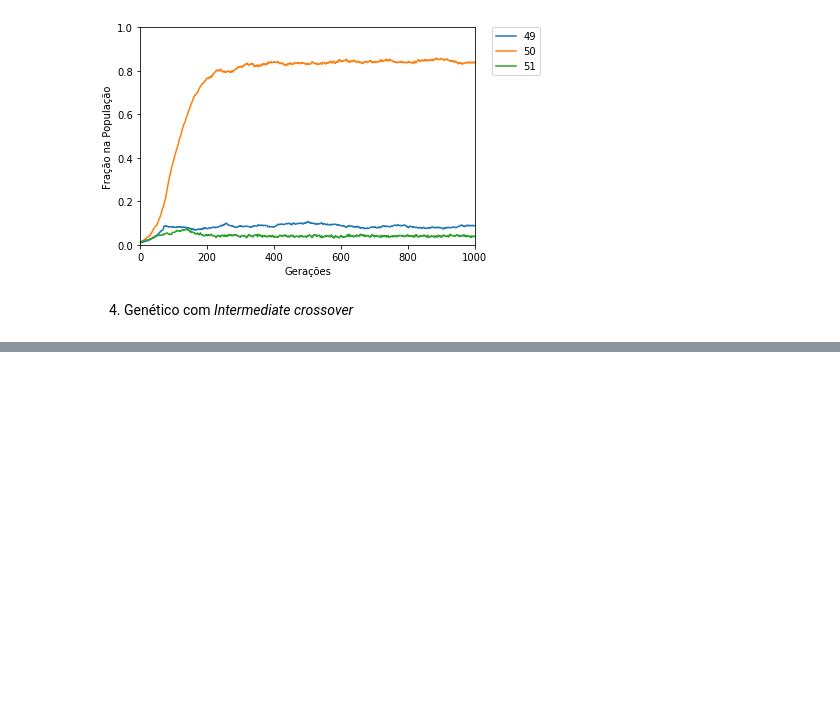
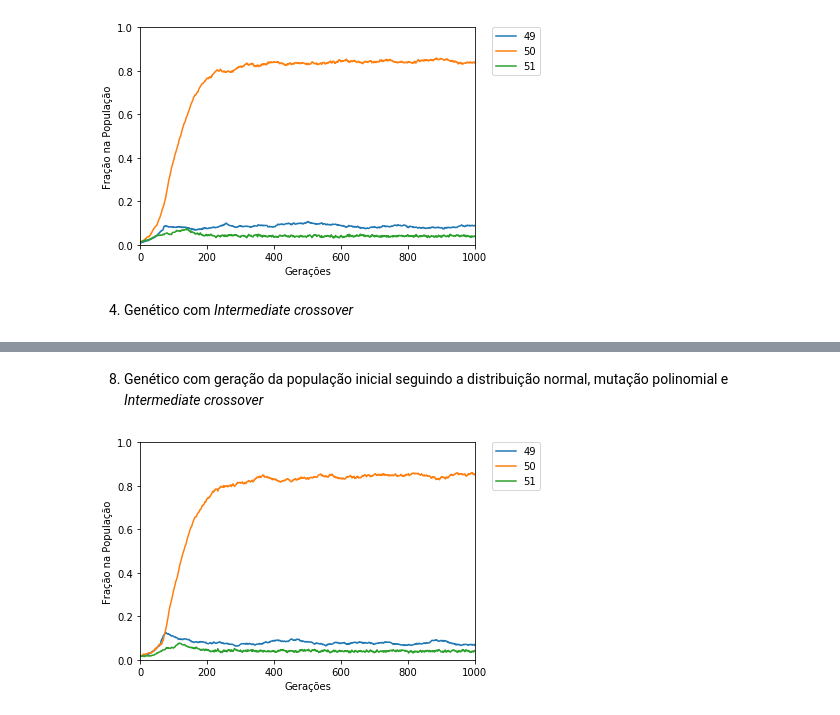
Before and after one commit to gaabrielfranco/game-theory-w1, a Jupyter notebook: twin-sisters.ipynb, the cells around one changed output, grey strips where cells are left out. Saved outputs shown, nothing was run; the diff lists cells and outputs as text; code cells hidden in the pictures; blank space fills up the shorter version.

```diff
--- a/twin-sisters.ipynb
+++ b/twin-sisters.ipynb
@@ -240,0 +274,6 @@ GA(m = 100, mutation_type = "poly", reproduction_type = "inter")
+# %% [markdown]
+8) Genético com geração da população inicial seguindo a distribuição normal, mutação polinomial e *Intermediate crossover*
+# %%
+GA(mutation_type = "poly", reproduction_type = "inter", generate_method = "normal")
+# %% [output]
+[figure, added]
```
Also changed, not shown: parts of 16 cells of this notebook, 1 other file.
